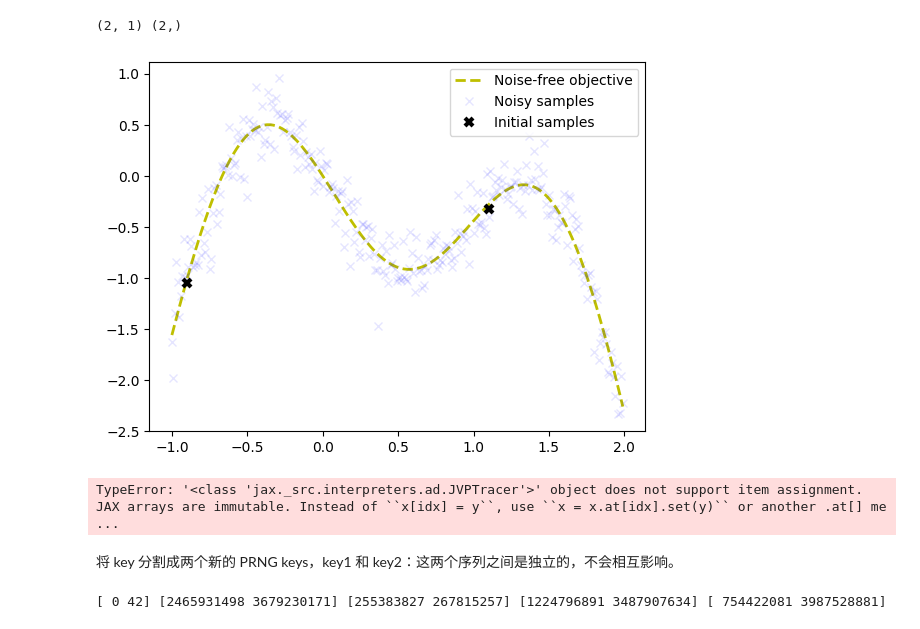
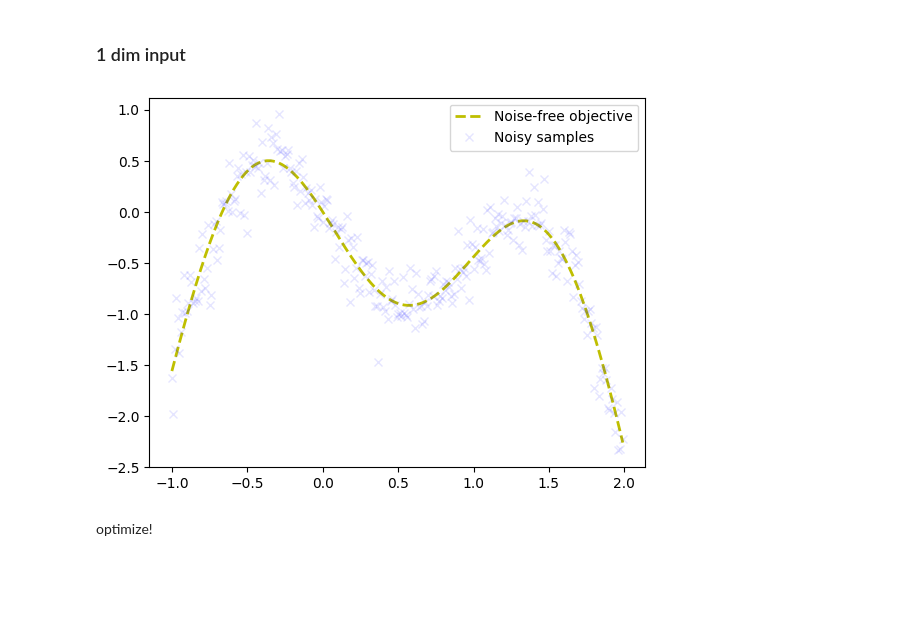
Before and after one commit to wzh-miasanmia/jax_mobo, a Jupyter notebook: jax_sobo/bayesian.ipynb, the cells around one changed output. Drawn from its saved outputs; the diff is of its cells as text; code cells hidden in the pictures; blank space fills up the shorter version.

Commit message:
update for 1d bayesian optimize

```diff
--- a/jax_sobo/bayesian.ipynb
+++ b/jax_sobo/bayesian.ipynb
@@ -8,25 +9,23 @@ import numpy as np
+# %% [markdown]
+### 1 dim input
 # %%
-bounds = jnp.array([[-1.0, 2.0]])
+constrains = {'X': (-1.0, 2.0)}
 noise = 0.2
+n_init = 5
+dim = 1
+
 # Define your objective function using JAX
 def f(X, noise=noise):
     return -jnp.sin(3 * X) - X**2 + 0.7 * X + noise * random.normal(random.PRNGKey(0), X.shape)
-
-# Initial points
-X_init = jnp.array([[-0.9], [1.1]])
-Y_init = vmap(f)(*X_init.T)
-print(X_init.shape, Y_init.shape)
-# %% [output]
-(2, 1) (2,)
 # %%
 # Dense grid of points within bounds
 X = jnp.arange(-1, 2, 0.01).reshape(-1, 1)
 # Noise-free objective function values at X
 Y = f(X,0)
 # Plot optimization objective with noise level
 plt.plot(X, Y, 'y--', lw=2, label='Noise-free objective')
 plt.plot(X, f(X), 'bx', lw=1, alpha=0.1, label='Noisy samples')
-plt.plot(X_init, Y_init, 'kx', mew=3, label='Initial samples')
+# plt.plot(X_init, Y_init, 'kx', mew=3, label='Initial samples')
 plt.legend();
 # %% [output]
-[figure, old version]
+[figure, new version]
@@ -36,29 +32,2 @@ from optim_class import expected_improvement, suggest_next, propose_location
-# %%
-# Initialize samples
-X_sample = X_init
-Y_sample = Y_init
-
-# initial parameters
-n_iter = 10
-num_steps = 40
-lr = 0.01
-# fit GP_process and find the optimum of hyper-parameters
-gpr = GaussianProcessRegressor(sigma_y=noise)
-gpr.fit(X_sample, Y_sample)
-gpr.optim_jax(num_steps, lr, method='SGD')
-
-# X_next = propose_location(expected_improvement, X_sample, Y_sample, gpr, bounds)
-key =  random.PRNGKey(42)
-X_next,key2 = suggest_next(key, X_sample, Y_sample, gpr, bounds,expected_improvement,lr=lr)
-Y_next = f(X_next, noise)
-# %% [output]
-TypeError: '<class 'jax._src.interpreters.ad.JVPTracer'>' object does not support item assignment. JAX arrays are immutable. Instead of ``x[idx] = y``, use ``x = x.at[idx].set(y)`` or another .at[] me ...
-# %% [markdown]
-将 key 分割成两个新的 PRNG keys，key1 和 key2：这两个序列之间是独立的，不会相互影响。
-# %%
-key = random.PRNGKey(42)
-key1, key2 = random.split(key, 2)
-key3,key4 = random.split(key2, 2)
-print(key, key1, key2,key3,key4)
-# %% [output]
-[ 0 42] [2465931498 3679230171] [255383827 267815257] [1224796891 3487907634] [ 754422081 3987528881]
+# %% [markdown]
+optimize!
```
Also changed, not shown: parts of 7 cells of this notebook, 4 other files.
